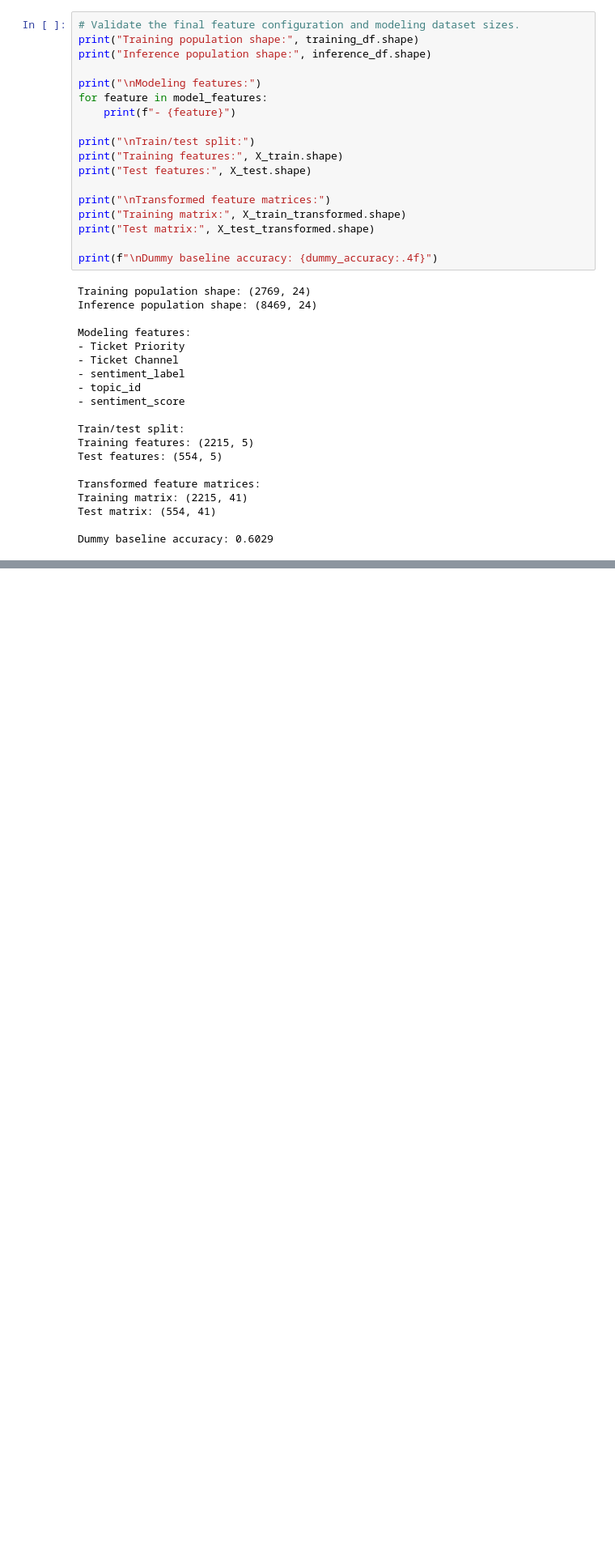
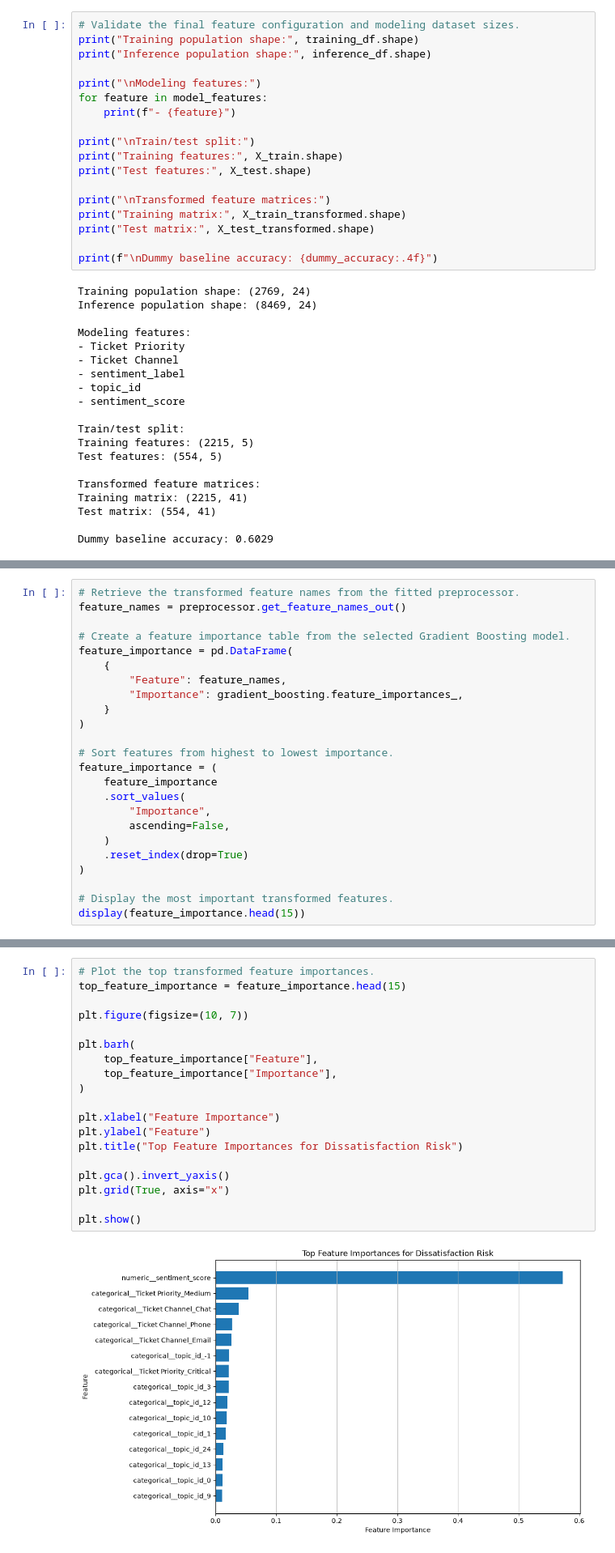
Before and after one commit to roshitha-nair/ai-customer-support-analytics, a Jupyter notebook: notebooks/04_dissatisfaction_risk.ipynb, the cells around one changed output, grey strips where cells are left out. Shown at 81% size. Saved outputs shown, nothing was run; the diff lists cells and outputs as text; blank space fills up the shorter version.

```diff
--- a/notebooks/04_dissatisfaction_risk.ipynb
+++ b/notebooks/04_dissatisfaction_risk.ipynb
@@ -829,0 +1273,24 @@ Dummy baseline accuracy: 0.6029
+# %%
+# Retrieve the transformed feature names from the fitted preprocessor.
+feature_names = preprocessor.get_feature_names_out()
+
+# Create a feature importance table from the selected Gradient Boosting model.
+feature_importance = pd.DataFrame(
+    {
+        "Feature": feature_names,
+        "Importance": gradient_boosting.feature_importances_,
+    }
+)
+
+# Sort features from highest to lowest importance.
+feature_importance = (
+    feature_importance
+    .sort_values(
+        "Importance",
+        ascending=False,
+    )
+    .reset_index(drop=True)
+)
+
+# Display the most important transformed features.
+display(feature_importance.head(15))
@@ -829,0 +1314,21 @@ Dummy baseline accuracy: 0.6029
+# %%
+# Plot the top transformed feature importances.
+top_feature_importance = feature_importance.head(15)
+
+plt.figure(figsize=(10, 7))
+
+plt.barh(
+    top_feature_importance["Feature"],
+    top_feature_importance["Importance"],
+)
+
+plt.xlabel("Feature Importance")
+plt.ylabel("Feature")
+plt.title("Top Feature Importances for Dissatisfaction Risk")
+
+plt.gca().invert_yaxis()
+plt.grid(True, axis="x")
+
+plt.show()
+# %% [output]
+[figure, added]
```
Also changed, not shown: parts of 28 cells of this notebook, 3 other files.
